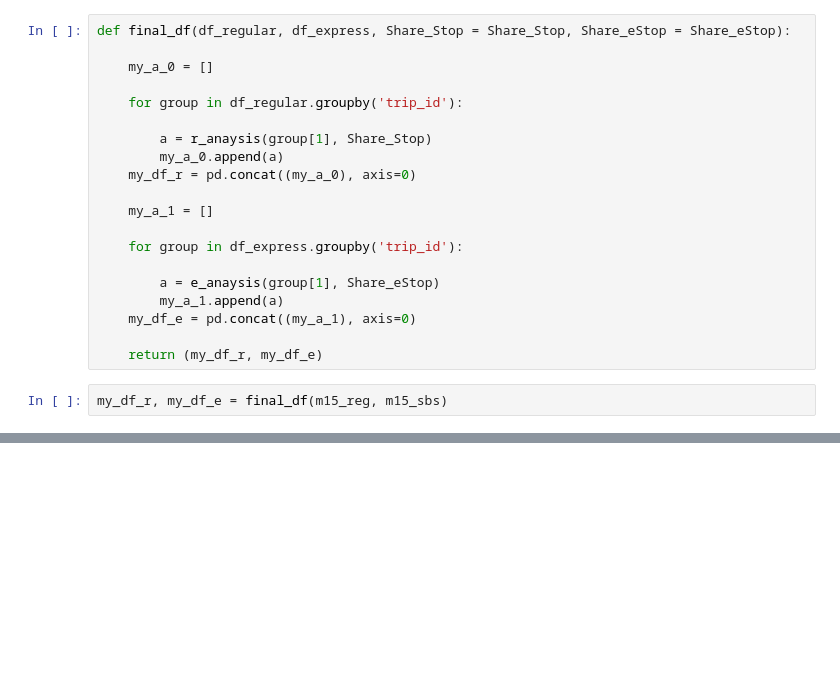
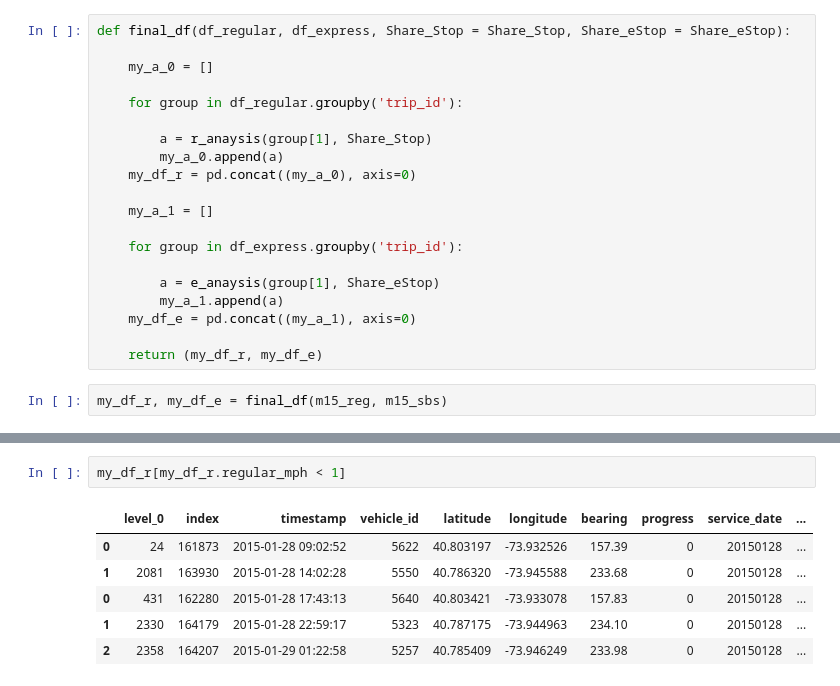
Before and after one commit to parthshah93/ads_2017, a Jupyter notebook: bustime_SK.ipynb, the cells around one changed output, grey strips where cells are left out. Drawn from its saved outputs; the diff is of its cells as text; blank space fills up the shorter version.

```diff
--- a/bustime_SK.ipynb
+++ b/bustime_SK.ipynb
@@ -320,0 +326,9 @@ my_df_e.shape
+# %%
+my_df_r[my_df_r.regular_mph < 1]
+# %% [output]
+|  | level_0 | index | timestamp | vehicle_id | latitude | longitude | bearing | progress | service_date | ... |
+| 0 | 24 | 161873 | 2015-01-28 09:02:52 | 5622 | 40.803197 | -73.932526 | 157.39 | 0 | 20150128 | ... |
+| 1 | 2081 | 163930 | 2015-01-28 14:02:28 | 5550 | 40.786320 | -73.945588 | 233.68 | 0 | 20150128 | ... |
+| 0 | 431 | 162280 | 2015-01-28 17:43:13 | 5640 | 40.803421 | -73.933078 | 157.83 | 0 | 20150128 | ... |
+| 1 | 2330 | 164179 | 2015-01-28 22:59:17 | 5323 | 40.787175 | -73.944963 | 234.10 | 0 | 20150128 | ... |
+| 2 | 2358 | 164207 | 2015-01-29 01:22:58 | 5257 | 40.785409 | -73.946249 | 233.98 | 0 | 20150128 | ... |
```
Also changed, not shown: parts of 19 cells of this notebook.
